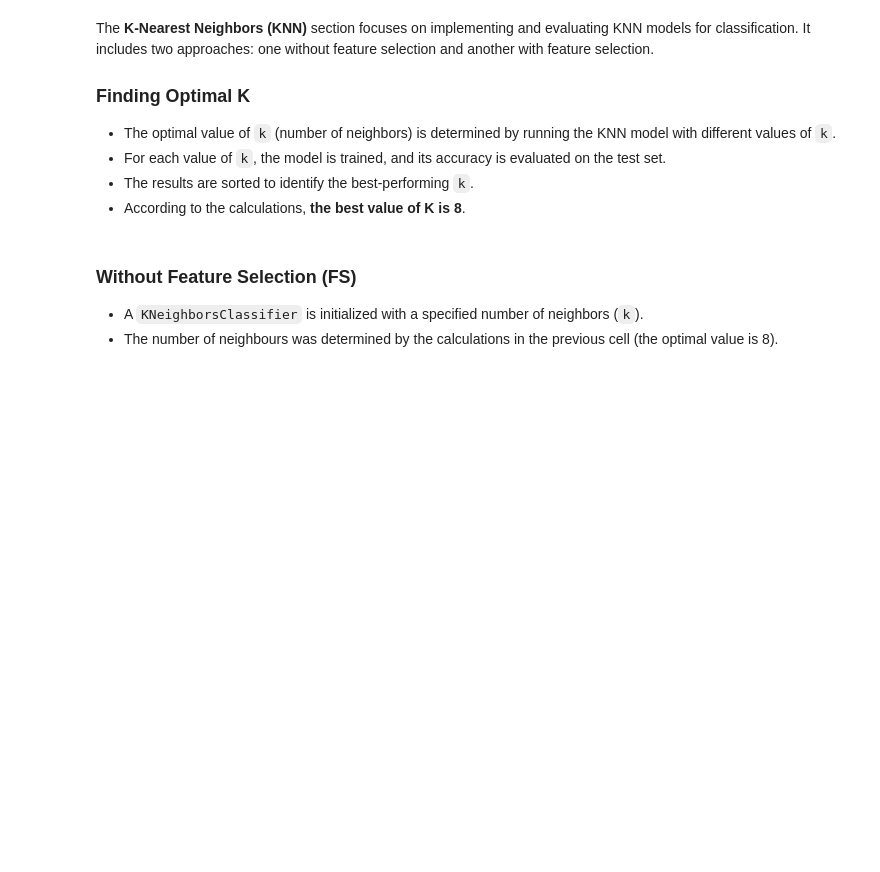
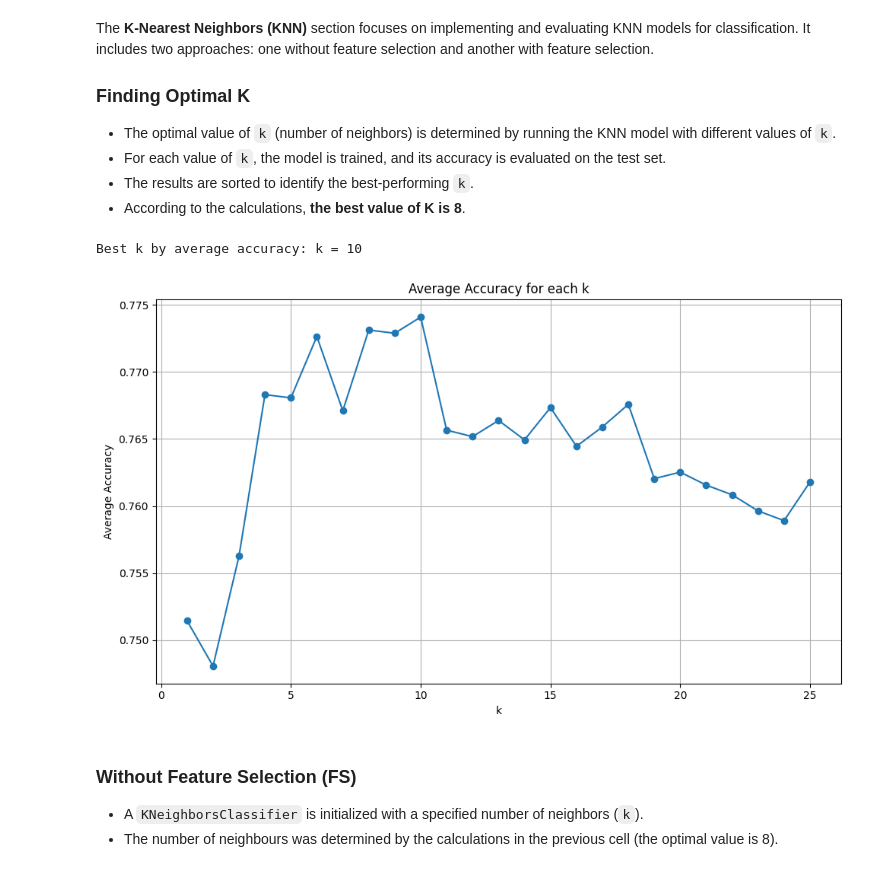
Before and after one commit to rubuy-74/feup-ia, a Jupyter notebook: proj2/main.ipynb, the cells around one changed output. Cells and saved outputs as stored; diff of their text form; code cells hidden in the pictures; blank space fills up the shorter version.

```diff
--- a/proj2/main.ipynb
+++ b/proj2/main.ipynb
@@ -353,53 +354,56 @@ The **K-Nearest Neighbors (KNN)** section focuses on implementing and evaluating
 - The results are sorted to identify the best-performing `k`.
 - According to the calculations, **the best value of K is 8**.
 # %%
-# from sklearn.preprocessing import StandardScaler
-# from sklearn.neighbors import KNeighborsClassifier
-# from collections import defaultdict, Counter
+from sklearn.metrics import accuracy_score
+from sklearn.preprocessing import StandardScaler
+from sklearn.neighbors import KNeighborsClassifier
+from collections import defaultdict, Counter
 
+number_of_runs = 20
+number_of_neighbors = 25
 
-# number_of_runs = 20
-# number_of_neighbors = 25
+top_k_counts = Counter()
+k_accuracy_map = defaultdict(list)
 
-# top_k_counts = Counter()
-# k_accuracy_map = defaultdict(list)
+for run in range(1, number_of_runs + 1):
+    k_accuracies = []
 
-# for run in range(1, number_of_runs + 1):
-#     k_accuracies = []
+    for k in range(1, number_of_neighbors + 1):
+        knn = KNeighborsClassifier(n_neighbors=k)
+        knn.fit(x_train_scaled, y_train)
+        preds = knn.predict(x_test_scaled)
+        acc = accuracy_score(y_test, preds)
+        k_accuracies.append((k, acc))
 
-#     for k in range(1, number_of_neighbors + 1):
-#         knn = KNeighborsClassifier(n_neighbors=k)
-#         knn.fit(x_train_scaled, y_train)
-#         preds = knn.predict(x_test_scaled)
-#         acc = accuracy_score(y_test, preds)
-#         k_accuracies.append((k, acc))
+    k_accuracies.sort(key=lambda tup: tup[1], reverse=True)
 
-#     k_accuracies.sort(key=lambda tup: tup[1], reverse=True)
+    for i, (k, acc) in enumerate(k_accuracies):
+        k_accuracy_map[k].append(acc)
+        if i == 0:
+            top_k_counts[k] += 1
 
-#     for i, (k, acc) in enumerate(k_accuracies):
-#         k_accuracy_map[k].append(acc)
-#         if i == 0:
-#             top_k_counts[k] += 1
+    best_k, best_acc = k_accuracies[0]
 
-#     best_k, best_acc = k_accuracies[0]
+avg_accuracies = {k: np.mean(accs) for k, accs in k_accuracy_map.items()}
+sorted_avg = sorted(avg_accuracies.items(), key=lambda x: x[1], reverse=True)
 
-# avg_accuracies = {k: np.mean(accs) for k, accs in k_accuracy_map.items()}
-# sorted_avg = sorted(avg_accuracies.items(), key=lambda x: x[1], reverse=True)
+best_avg_k, best_avg_acc = sorted_avg[0]
+print(f"\nBest k by average accuracy: k = {best_avg_k}\n")
 
-# best_avg_k, best_avg_acc = sorted_avg[0]
-# print(f"\nBest k by average accuracy: k = {best_avg_k}\n")
+ks = sorted(avg_accuracies.keys())
+accs = [avg_accuracies[k] for k in ks]
 
-# ks = sorted(avg_accuracies.keys())
-# accs = [avg_accuracies[k] for k in ks]
-
-# plt.figure(figsize=(10, 6))
-# plt.plot(ks, accs, marker='o')
-# plt.title("Average Accuracy for each k")
-# plt.xlabel("k")
-# plt.ylabel("Average Accuracy")
-# plt.grid(True)
-# plt.tight_layout()
-# plt.show()
+plt.figure(figsize=(10, 6))
+plt.plot(ks, accs, marker='o')
+plt.title("Average Accuracy for each k")
+plt.xlabel("k")
+plt.ylabel("Average Accuracy")
+plt.grid(True)
+plt.tight_layout()
+plt.show()
+# %% [output]
+Best k by average accuracy: k = 10
+[figure, added]
 # %% [markdown]
 ### Without Feature Selection (FS)
 - A `KNeighborsClassifier` is initialized with a specified number of neighbors (`k`).
```
Also changed, not shown: parts of 12 cells of this notebook.
